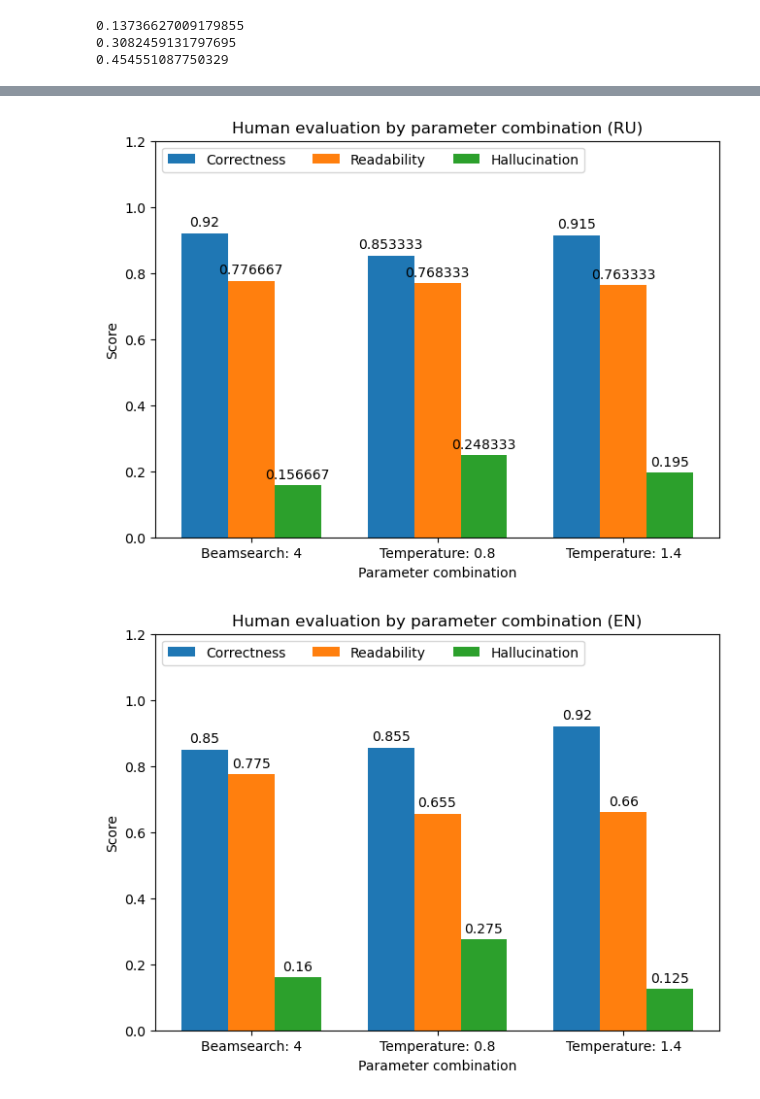
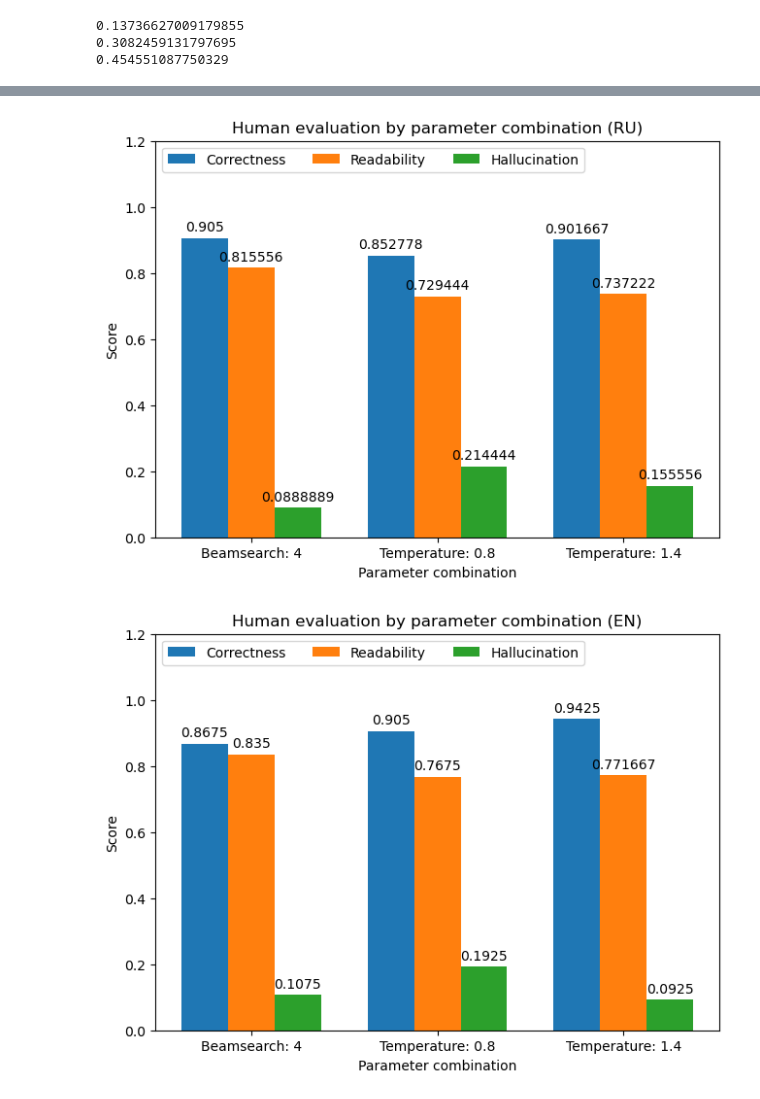
Before and after one commit to danielgg1/OZP, a Jupyter notebook: analysis.ipynb, the cells around one changed output, grey strips where cells are left out. Cells and saved outputs as stored; diff of their text form; code cells hidden in the pictures.

```diff
--- a/analysis.ipynb
+++ b/analysis.ipynb
@@ -432,8 +488,8 @@ print(sum(diff_chrf) / len(diff_chrf))
 # %%
-# Show all scores per language per model
 
 
-for lang, augmented_df in [("RU", ru_augmented_df), ("EN", en_augmented_df)]:
+
+for lang, augmented_df in [("RU", ru_complete_augmented_df), ("EN", en_complete_augmented_df)]:
     import matplotlib.pyplot as plt
 
     df = augmented_df.copy()
@@ -450,35 +506,35 @@ for lang, augmented_df in [("RU", ru_augmented_df), ("EN", en_augmented_df)]:
     df["Parameter"] = param
 
     parameter_combinations = ("Beamsearch: 4", "Temperature: 0.8", "Temperature: 1.4")
     means = {
         'Correctness': df.groupby("Parameter")["Mean correctness"].mean(),
         'Readability': df.groupby("Parameter")["Mean readability"].mean(),
         'Hallucination': df.groupby("Parameter")["Mean hallucination"].mean(),
     }
 
     x = np.arange(len(parameter_combinations))  # the label locations
     width = 0.25  # the width of the bars
     multiplier = 0
 
     fig, ax = plt.subplots(layout='constrained')
 
     for attribute, measurement in means.items():
         offset = width * multiplier
         rects = ax.bar(x + offset, measurement, width, label=attribute)
         ax.bar_label(rects, padding=3)
         multiplier += 1
 
     ax.set_ylabel('Score')
     ax.set_xlabel("Parameter combination")
     ax.set_title(f'Human evaluation by parameter combination ({lang})')
     ax.set_xticks(x + width, parameter_combinations)
     ax.legend(loc='upper left', ncol = 3)
     ax.set_ylim(0, 1.2)
 
     plt.show()
 # %% [output]
-[figure, old version]
+[figure, new version]
-[figure, old version]
+[figure, new version]
 # %%
 ru_complete_augmented_df
 # %% [output]
```
Also changed, not shown: parts of 11 cells of this notebook, 6 other files.
